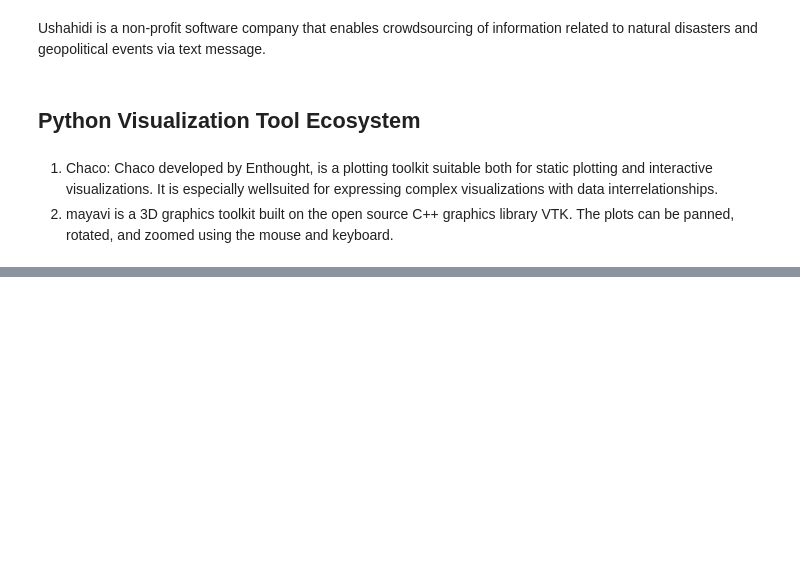
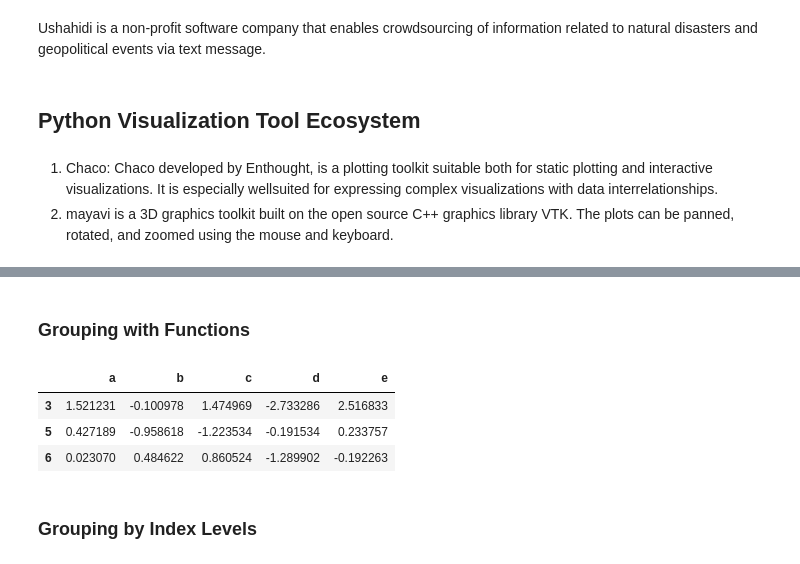
Before and after one commit to reetawwsum/Jupyter-Notebooks, a Jupyter notebook: Python for Data Analysis.ipynb, the cells around one changed output, grey strips where cells are left out. Drawn from its saved outputs; the diff is of its cells as text; code cells hidden in the pictures; blank space fills up the shorter version.

```diff
--- a/Python for Data Analysis.ipynb
+++ b/Python for Data Analysis.ipynb
@@ -1848,0 +1931,4 @@ Ushahidi is a non-profit software company that enables crowdsourcing of informat
+# %%
+people = pd.DataFrame(np.random.randn(5, 5),
+                   columns=['a', 'b', 'c', 'd', 'e'],
+                   index=['Joe', 'Steve', 'Wes', 'Jim', 'Travis'])
@@ -1848,0 +1958,11 @@ Ushahidi is a non-profit software company that enables crowdsourcing of informat
+# %% [markdown]
+### Grouping with Functions
+# %%
+people.groupby(len).sum()
+# %% [output]
+|  | a | b | c | d | e |
+| 3 | 1.521231 | -0.100978 | 1.474969 | -2.733286 | 2.516833 |
+| 5 | 0.427189 | -0.958618 | -1.223534 | -0.191534 | 0.233757 |
+| 6 | 0.023070 | 0.484622 | 0.860524 | -1.289902 | -0.192263 |
+# %% [markdown]
+### Grouping by Index Levels
```
Also changed, not shown: parts of 18 cells of this notebook.
